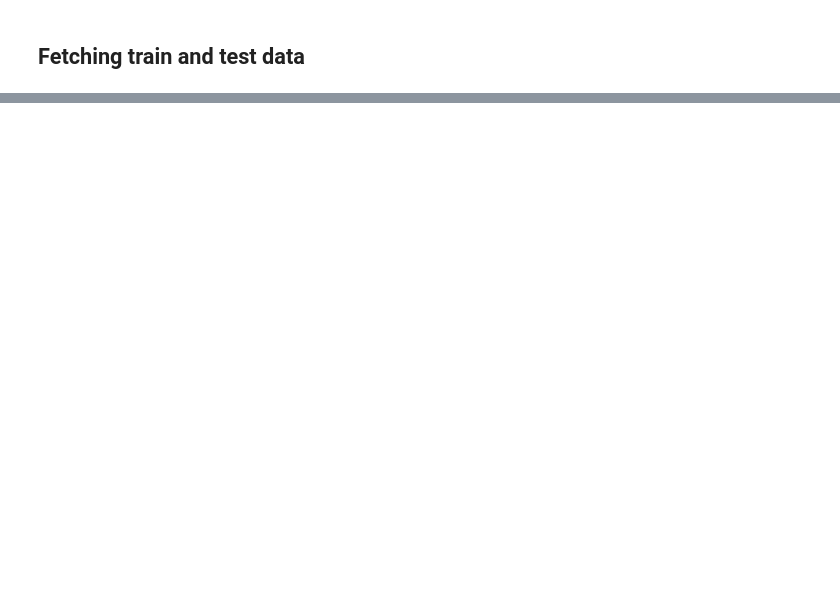
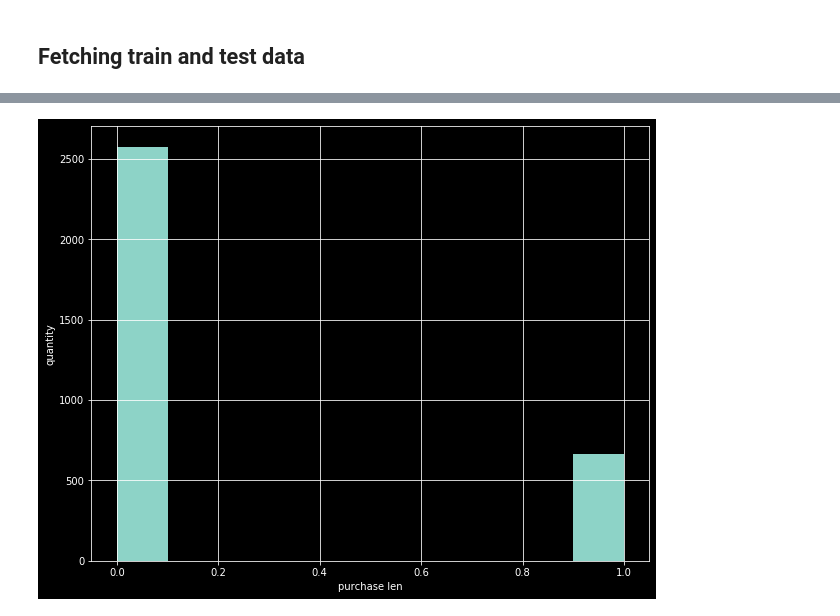
Before and after one commit to dinThea/event_detection, a Jupyter notebook: fetch_train_and_test.ipynb, the cells around one changed output, grey strips where cells are left out. Cells and saved outputs as stored; diff of their text form; code cells hidden in the pictures; blank space fills up the shorter version.

```diff
--- a/fetch_train_and_test.ipynb
+++ b/fetch_train_and_test.ipynb
@@ -113,0 +108,8 @@ plt.grid(alpha = 0.25)
+# %%
+plt.figure(figsize = (10, 8))
+plt.hist(train_Data['purchase'])
+plt.xlabel('purchase len')
+plt.ylabel('quantity')
+plt.grid()
+# %% [output]
+[figure, added]
```
Also changed, not shown: parts of 22 cells of this notebook, 4 other files.
